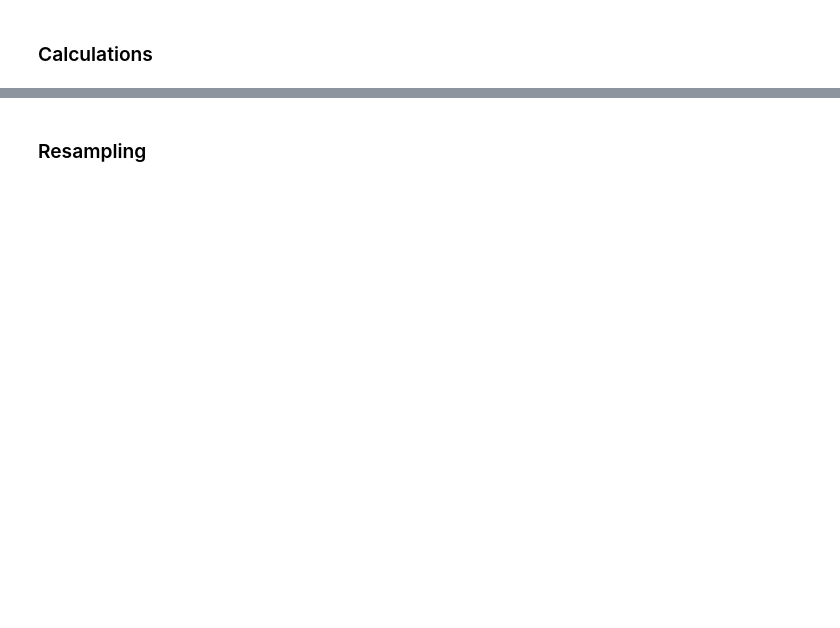
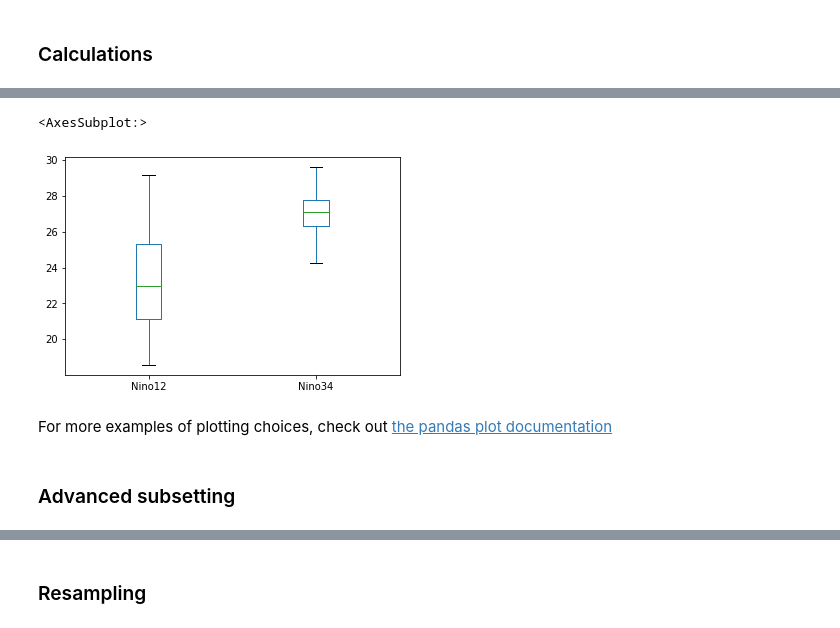
Before and after one commit to mgrover1/ncar_pandas_tutorial, a Jupyter notebook: pandas_fullNotebook.ipynb, the cells around one changed output, grey strips where cells are left out. Drawn from its saved outputs; the diff is of its cells as text; code cells hidden in the pictures; blank space fills up the shorter version.

```diff
--- a/pandas_fullNotebook.ipynb
+++ b/pandas_fullNotebook.ipynb
@@ -97 +263,10 @@ df.describe()
+# %%
+df[['Nino12', 'Nino34']].plot.box()
+# %% [output]
+<AxesSubplot:>
+[figure, added]
+# %% [markdown]
+For more examples of plotting choices, check out [the pandas plot documentation](https://pandas.pydata.org/docs/reference/api/pandas.DataFrame.plot.html)
+# %% [markdown]
+### Advanced subsetting
 # %%
```
Also changed, not shown: parts of 40 cells of this notebook.
